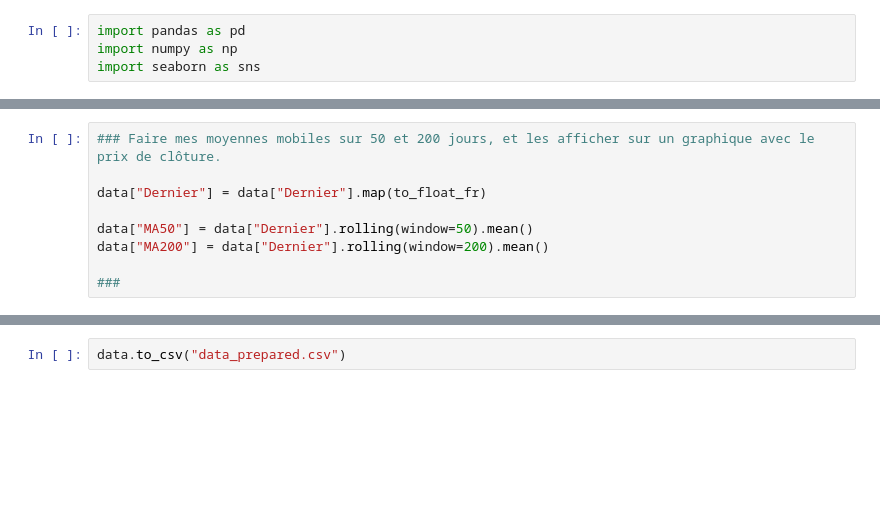
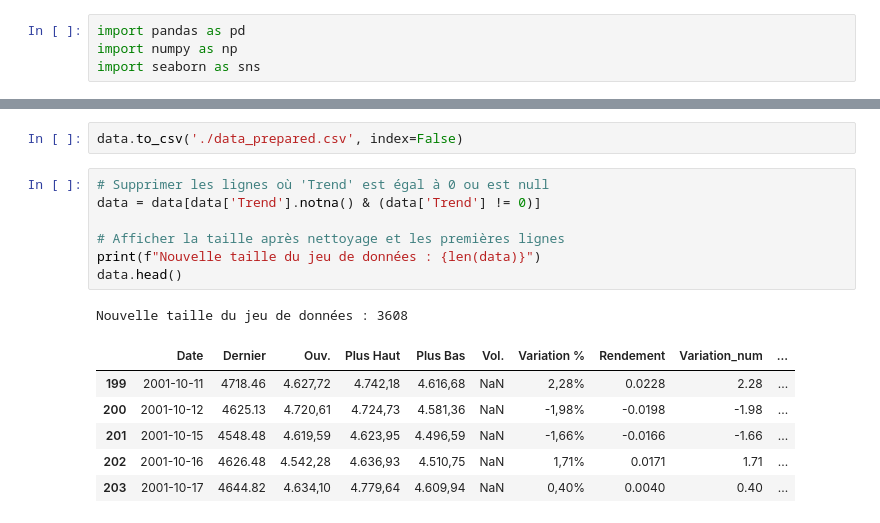
Before and after one commit to caladriusllc-code/caladrius-ml-learn, a Jupyter notebook: src/main.ipynb, the cells around one changed output, grey strips where cells are left out. Cells and saved outputs as stored; diff of their text form; blank space fills up the shorter version.

```diff
--- a/src/main.ipynb
+++ b/src/main.ipynb
@@ -103,9 +59,0 @@ data.head(20)
-# %%
-### Faire mes moyennes mobiles sur 50 et 200 jours, et les afficher sur un graphique avec le prix de clôture.
-
-data["Dernier"] = data["Dernier"].map(to_float_fr)
-
-data["MA50"] = data["Dernier"].rolling(window=50).mean()
-data["MA200"] = data["Dernier"].rolling(window=200).mean()
-
-###
@@ -132,2 +60,17 @@ data.head(20)
 # %%
-data.to_csv("data_prepared.csv")
+data.to_csv('./data_prepared.csv', index=False)
+# %%
+# Supprimer les lignes où 'Trend' est égal à 0 ou est null
+data = data[data['Trend'].notna() & (data['Trend'] != 0)]
+
+# Afficher la taille après nettoyage et les premières lignes
+print(f"Nouvelle taille du jeu de données : {len(data)}")
+data.head()
+# %% [output]
+Nouvelle taille du jeu de données : 3608
+|  | Date | Dernier | Ouv. | Plus Haut | Plus Bas | Vol. | Variation % | Rendement | Variation_num | ... |
+| 199 | 2001-10-11 | 4718.46 | 4.627,72 | 4.742,18 | 4.616,68 | NaN | 2,28% | 0.0228 | 2.28 | ... |
+| 200 | 2001-10-12 | 4625.13 | 4.720,61 | 4.724,73 | 4.581,36 | NaN | -1,98% | -0.0198 | -1.98 | ... |
+| 201 | 2001-10-15 | 4548.48 | 4.619,59 | 4.623,95 | 4.496,59 | NaN | -1,66% | -0.0166 | -1.66 | ... |
+| 202 | 2001-10-16 | 4626.48 | 4.542,28 | 4.636,93 | 4.510,75 | NaN | 1,71% | 0.0171 | 1.71 | ... |
+| 203 | 2001-10-17 | 4644.82 | 4.634,10 | 4.779,64 | 4.609,94 | NaN | 0,40% | 0.0040 | 0.40 | ... |
```
Also changed, not shown: parts of 11 cells of this notebook, 1 other file.
